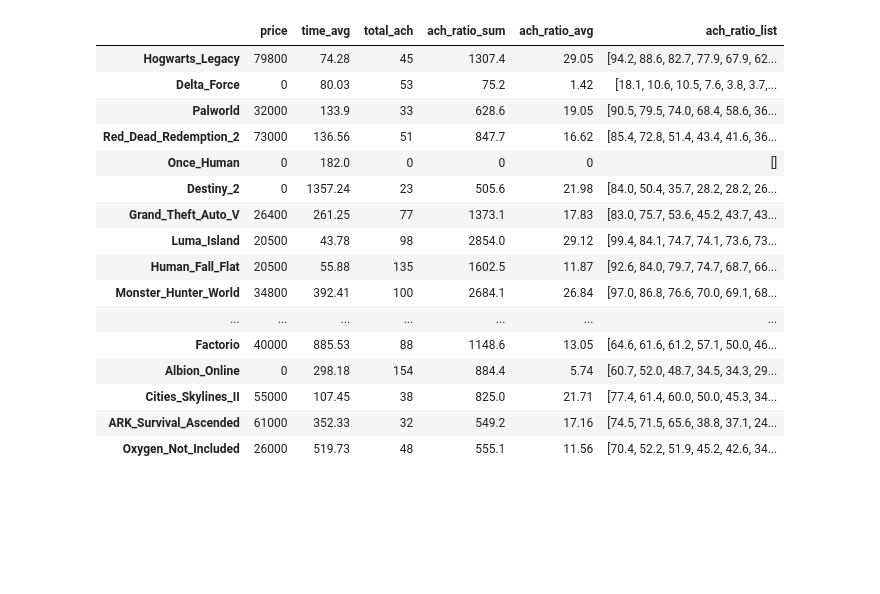
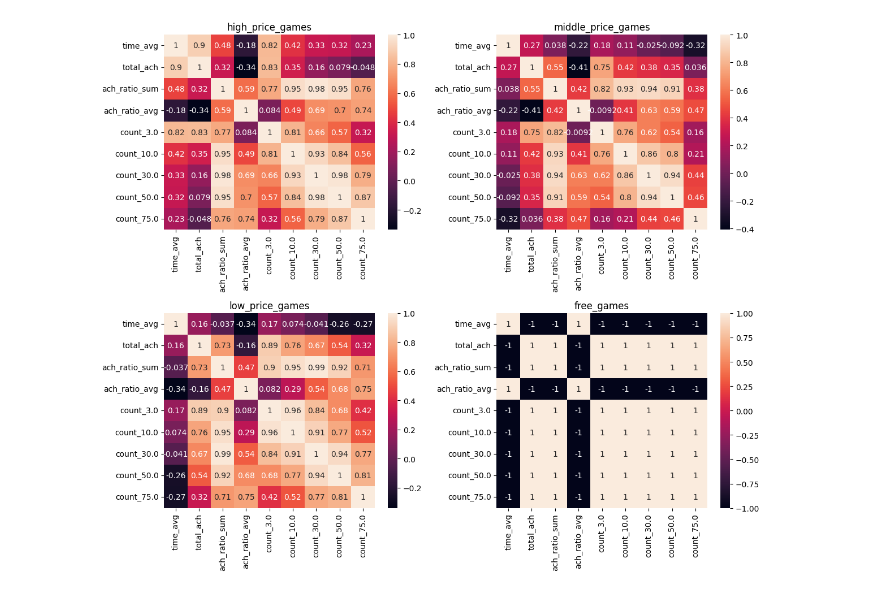
Before and after one commit to hdragon324/Steam_Analysis, a Jupyter notebook: data_analysis.ipynb, the cells around one changed output. Drawn from its saved outputs; the diff is of its cells as text; code cells hidden in the pictures; blank space fills up the shorter version.

```diff
--- a/data_analysis.ipynb
+++ b/data_analysis.ipynb
@@ -4,4 +5,0 @@ import pandas as pd
-# %%
-# json 파일 불러오기
-with open("steam_game_dict.json", "r", encoding="utf-8") as json_file:
-    game_data = json.load(json_file)
@@ -16,20 +5,0 @@ frame.fillna(0, inplace=True)
-# %%
-frame
-# %% [output]
-|  | price | time_avg | total_ach | ach_ratio_sum | ach_ratio_avg | ach_ratio_list |
-| Hogwarts_Legacy | 79800 | 74.28 | 45 | 1307.4 | 29.05 | [94.2, 88.6, 82.7, 77.9, 67.9, 62... |
-| Delta_Force | 0 | 80.03 | 53 | 75.2 | 1.42 | [18.1, 10.6, 10.5, 7.6, 3.8, 3.7,... |
-| Palworld | 32000 | 133.9 | 33 | 628.6 | 19.05 | [90.5, 79.5, 74.0, 68.4, 58.6, 36... |
-| Red_Dead_Redemption_2 | 73000 | 136.56 | 51 | 847.7 | 16.62 | [85.4, 72.8, 51.4, 43.4, 41.6, 36... |
-| Once_Human | 0 | 182.0 | 0 | 0 | 0 | [] |
-| Destiny_2 | 0 | 1357.24 | 23 | 505.6 | 21.98 | [84.0, 50.4, 35.7, 28.2, 28.2, 26... |
-| Grand_Theft_Auto_V | 26400 | 261.25 | 77 | 1373.1 | 17.83 | [83.0, 75.7, 53.6, 45.2, 43.7, 43... |
-| Luma_Island | 20500 | 43.78 | 98 | 2854.0 | 29.12 | [99.4, 84.1, 74.7, 74.1, 73.6, 73... |
-| Human_Fall_Flat | 20500 | 55.88 | 135 | 1602.5 | 11.87 | [92.6, 84.0, 79.7, 74.7, 68.7, 66... |
-| Monster_Hunter_World | 34800 | 392.41 | 100 | 2684.1 | 26.84 | [97.0, 86.8, 76.6, 70.0, 69.1, 68... |
-| ... | ... | ... | ... | ... | ... | ... |
-| Factorio | 40000 | 885.53 | 88 | 1148.6 | 13.05 | [64.6, 61.6, 61.2, 57.1, 50.0, 46... |
-| Albion_Online | 0 | 298.18 | 154 | 884.4 | 5.74 | [60.7, 52.0, 48.7, 34.5, 34.3, 29... |
-| Cities_Skylines_II | 55000 | 107.45 | 38 | 825.0 | 21.71 | [77.4, 61.4, 60.0, 50.0, 45.3, 34... |
-| ARK_Survival_Ascended | 61000 | 352.33 | 32 | 549.2 | 17.16 | [74.5, 71.5, 65.6, 38.8, 37.1, 24... |
-| Oxygen_Not_Included | 26000 | 519.73 | 48 | 555.1 | 11.56 | [70.4, 52.2, 51.9, 45.2, 42.6, 34... |
@@ -35,0 +59,4 @@ frame
+# %%
+ach_game_corr("steam_simul_single.json")
+# %% [output]
+[figure, added]
```
Also changed, not shown: parts of 4 cells of this notebook, 3 other files.
